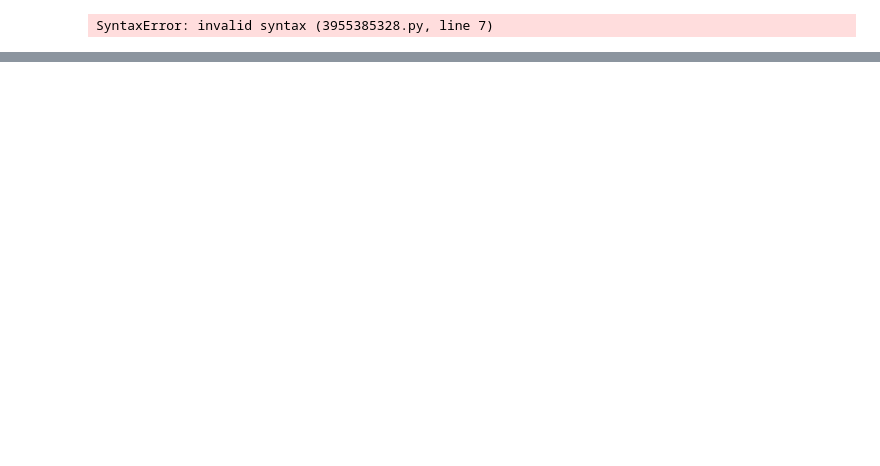
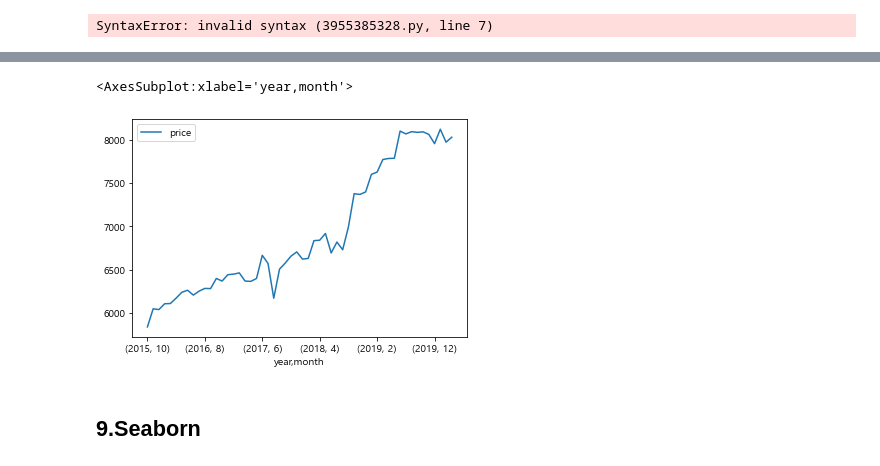
Before and after one commit to dbstj032207/Python, a Jupyter notebook: Analysis/3-matplotlib.ipynb, the cells around one changed output, grey strips where cells are left out. Drawn from its saved outputs; the diff is of its cells as text; code cells hidden in the pictures; blank space fills up the shorter version.

```diff
--- a/Analysis/3-matplotlib.ipynb
+++ b/Analysis/3-matplotlib.ipynb
@@ -198,0 +271,3 @@ SyntaxError: invalid syntax (3955385328.py, line 7)
+# %%
+##### price는 숫자로 데이터 타입 변경
+apt1["price"] = pd.to_numeric(apt1["price"].str.strip())
@@ -198,0 +304,6 @@ SyntaxError: invalid syntax (3955385328.py, line 7)
+# %%
+##### 서울과 전체 사이즈만 조회
+
+apt1_seoul = apt1[(apt1["city"] == "서울") & (apt1["size"] == "전체")]
+
+# apt1.query('(city=="서울") and (size=="전체")')
@@ -198,0 +325,9 @@ SyntaxError: invalid syntax (3955385328.py, line 7)
+# %%
+##### city, size 컬럼 삭제하고 year롸 month는 다중 index로
+
+apt1_seoul1 = apt1_seoul[:]
+# del apt1_seoul1["city"]
+# del apt1_seoul1["size"]
+
+apt1_seoul1 = apt1_seoul1.drop(["city", "size"], axis=1)
+apt1_seoul1.info()
@@ -198,0 +345,9 @@ SyntaxError: invalid syntax (3955385328.py, line 7)
+# %%
+apt1_seoul1 = apt1_seoul1.set_index(["year", "month"])
+# %%
+apt1_seoul1.plot()
+# %% [output]
+<AxesSubplot:xlabel='year,month'>
+[figure, added]
+# %% [markdown]
+## 9.Seaborn
```
Also changed, not shown: parts of 51 cells of this notebook, 1 other file.
